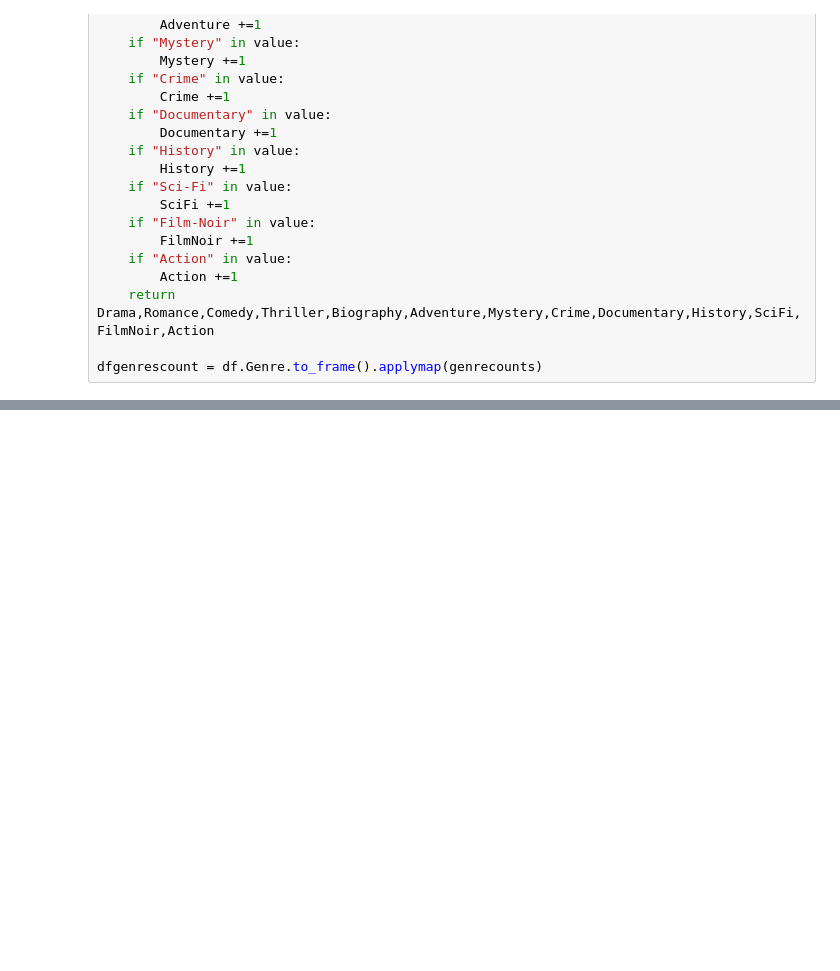
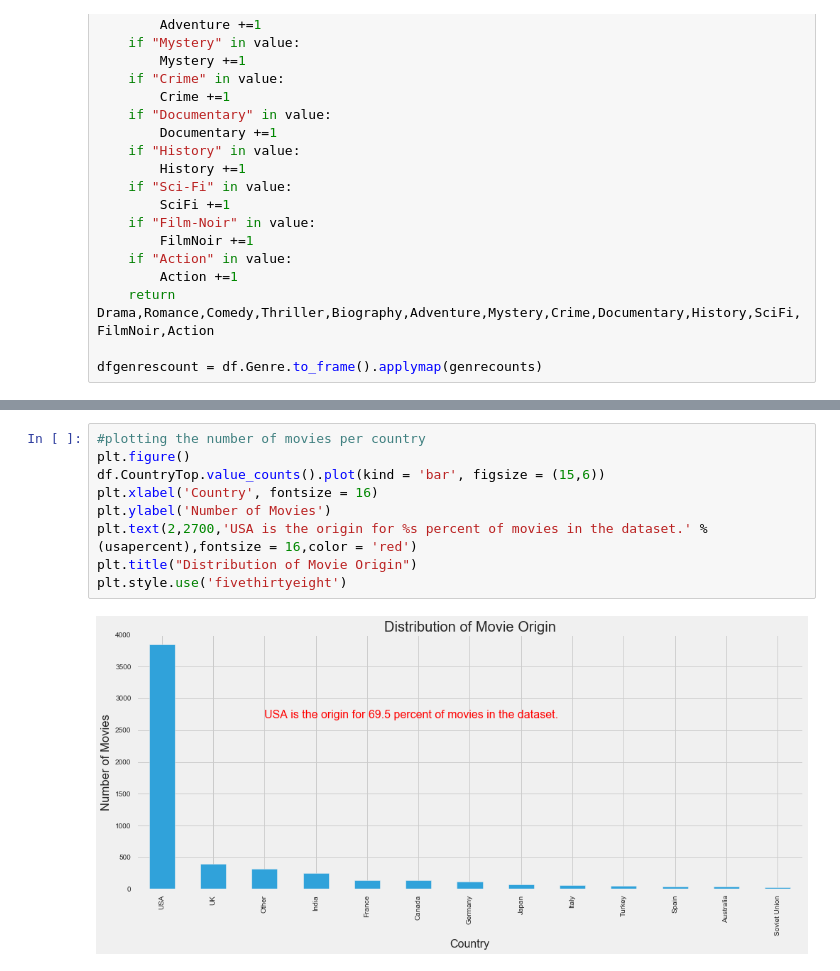
Before and after one commit to tptirrell/DSI-Projects, a Jupyter notebook: Project6.ipynb, the cells around one changed output, grey strips where cells are left out. Cells and saved outputs as stored; diff of their text form; blank space fills up the shorter version.

```diff
--- a/Project6.ipynb
+++ b/Project6.ipynb
@@ -390,0 +329,11 @@ tree_plot(gb, gb_scores)
+# %%
+#plotting the number of movies per country
+plt.figure()
+df.CountryTop.value_counts().plot(kind = 'bar', figsize = (15,6))
+plt.xlabel('Country', fontsize = 16)
+plt.ylabel('Number of Movies')
+plt.text(2,2700,'USA is the origin for %s percent of movies in the dataset.' %(usapercent),fontsize = 16,color = 'red')
+plt.title("Distribution of Movie Origin")
+plt.style.use('fivethirtyeight')
+# %% [output]
+[figure, added]
```
Also changed, not shown: parts of 90 cells of this notebook.
